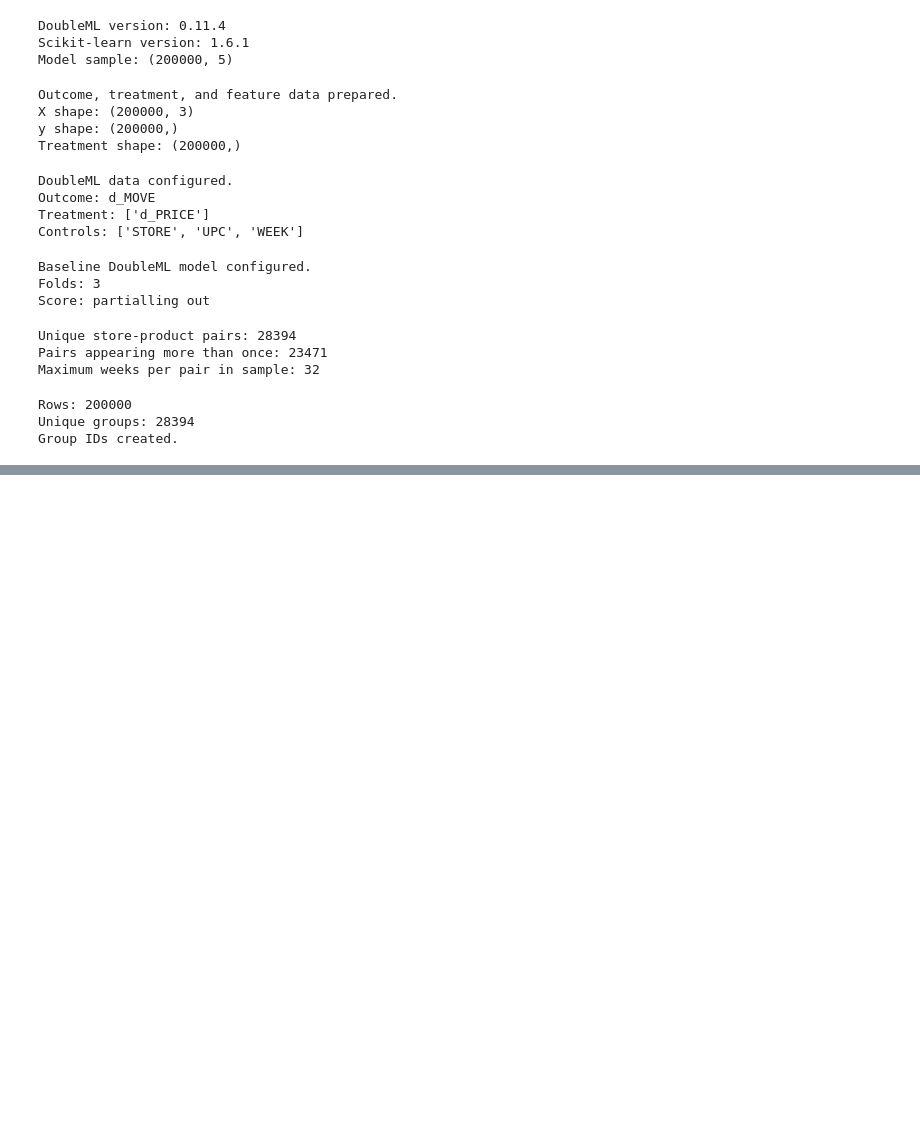
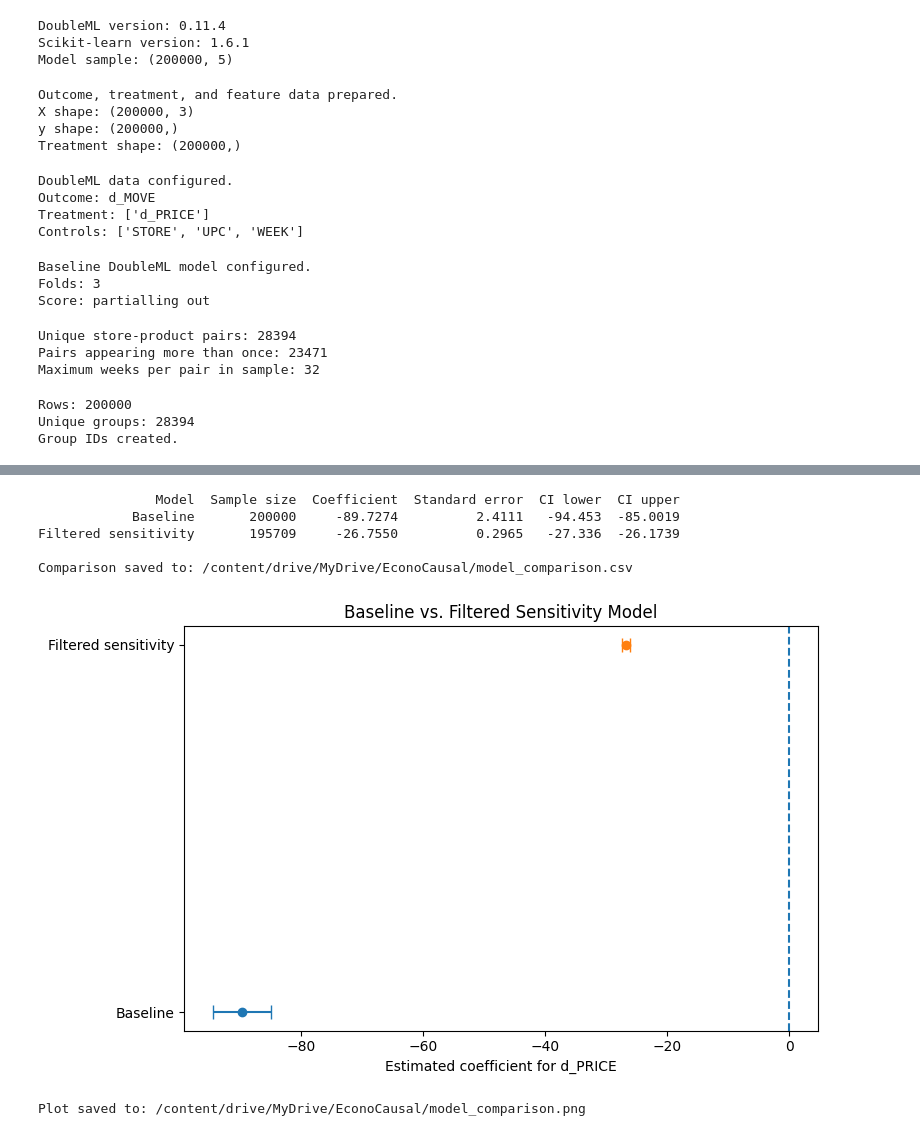
Before and after one commit to Ashokyadhav/Econocausal, a Jupyter notebook: DoubleML.ipynb, the cells around one changed output, grey strips where cells are left out. Saved outputs shown, nothing was run; the diff lists cells and outputs as text; code cells hidden in the pictures; blank space fills up the shorter version.

```diff
--- a/DoubleML.ipynb
+++ b/DoubleML.ipynb
@@ -2546,0 +2681,9 @@ Group IDs created.
+# %%
+import os
+
+results_dir = "/content/drive/MyDrive/EconoCausal"
+
+print([
+    f for f in os.listdir(results_dir)
+    if "result" in f.lower() or "model" in f.lower()
+])
@@ -2546,0 +2763,71 @@ Group IDs created.
+# %%
+import pandas as pd
+import matplotlib.pyplot as plt
+import os
+
+# Compare the two completed models
+comparison = pd.DataFrame([
+    {
+        "Model": "Baseline",
+        "Sample size": baseline_results["sample_size"],
+        "Coefficient": baseline_results["coefficient"],
+        "Standard error": baseline_results["standard_error"],
+        "CI lower": baseline_results["ci_lower"],
+        "CI upper": baseline_results["ci_upper"]
+    },
+    {
+        "Model": "Filtered sensitivity",
+        "Sample size": filtered_results["sample_size"],
+        "Coefficient": filtered_results["coefficient"],
+        "Standard error": filtered_results["standard_error"],
+        "CI lower": filtered_results["ci_lower"],
+        "CI upper": filtered_results["ci_upper"]
+    }
+])
+
+# Save the comparison table
+comparison_path = os.path.join(
+    results_dir, "model_comparison.csv"
+)
+comparison.to_csv(comparison_path, index=False)
+
+print(comparison.round(4).to_string(index=False))
+print("\nComparison saved to:", comparison_path)
+
+# Plot the coefficients and 95% confidence intervals
+plt.figure(figsize=(8, 5))
+
+for i, row in comparison.iterrows():
+    plt.errorbar(
+        row["Coefficient"],
+        i,
+        xerr=[[
+            row["Coefficient"] - row["CI lower"]
+        ], [
+            row["CI upper"] - row["Coefficient"]
+        ]],
+        fmt="o",
+        capsize=5
+    )
+
+plt.yticks(range(len(comparison)), comparison["Model"])
+plt.axvline(0, linestyle="--")
+plt.xlabel("Estimated coefficient for d_PRICE")
+plt.title("Baseline vs. Filtered Sensitivity Model")
+plt.tight_layout()
+
+plot_path = os.path.join(
+    results_dir, "model_comparison.png"
+)
+plt.savefig(plot_path, dpi=150, bbox_inches="tight")
+plt.show()
+
+print("Plot saved to:", plot_path)
+# %% [output]
+               Model  Sample size  Coefficient  Standard error  CI lower  CI upper
+            Baseline       200000     -89.7274          2.4111   -94.453  -85.0019
+Filtered sensitivity       195709     -26.7550          0.2965   -27.336  -26.1739
+
+Comparison saved to: /content/drive/MyDrive/EconoCausal/model_comparison.csv
+[figure, added]
+Plot saved to: /content/drive/MyDrive/EconoCausal/model_comparison.png
```
Also changed, not shown: parts of 8 cells of this notebook.
